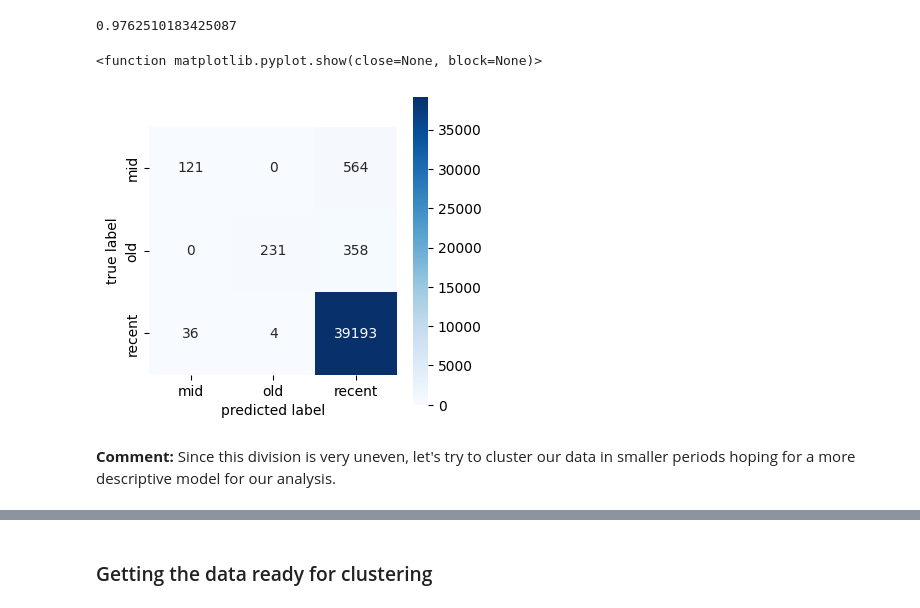
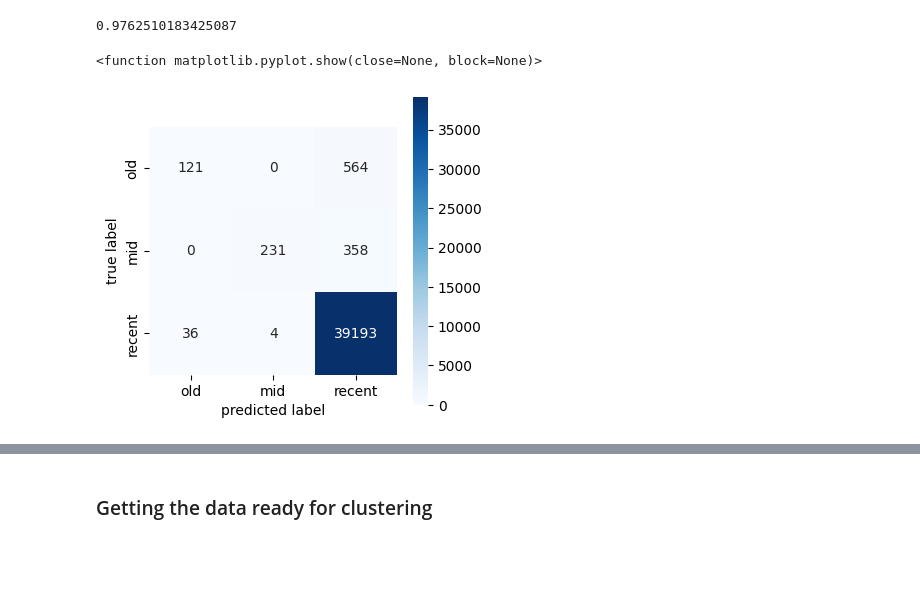
Before and after one commit to Data-Science-for-Linguists-2025/Linguistic-Markers-Catalan-Substitution, a Jupyter notebook: Analysis-2-TextLevel.ipynb, the cells around one changed output, grey strips where cells are left out. Saved outputs shown, nothing was run; the diff lists cells and outputs as text; code cells hidden in the pictures; blank space fills up the shorter version.

```diff
--- a/Analysis-2-TextLevel.ipynb
+++ b/Analysis-2-TextLevel.ipynb
@@ -103,7 +111,7 @@ python sent_tok.py
 """
 # %%
 # reading the pickled dataframe with the new column containing the sentence tokens
-senttok_df = pd.read_pickle("sent_tok.pkl")
+senttok_df = pd.read_pickle("data/sent_tok.pkl")
 # %%
 # looking at a couple examples
 sent_tokens_example = senttok_df[senttok_df["Year"] == 1860]["Sent_toks"].iloc[0]
@@ -340,15 +356,13 @@ accuracy_score(y_test, y_pred_prompt_nb)
 # %%
 import matplotlib.pyplot as plt
 mtrx_prompt_nb = confusion_matrix(y_test, y_pred_prompt_nb)
 # plotting confusion matrix
 plt.figure(figsize = (4, 4))
 sns.heatmap(mtrx_prompt_nb, square = True, annot = True, fmt = 'd', cmap = "Blues",
-            xticklabels= sorted(set(y_train)), yticklabels= sorted(set(y_pred_prompt_nb)))
+            xticklabels= ("old", "mid", "recent"), yticklabels= ("old", "mid", "recent"))
 plt.xlabel("predicted label")
 plt.ylabel("true label")
 plt.show
 # %% [output]
 <function matplotlib.pyplot.show(close=None, block=None)>
-[figure, old version]
+[figure, new version]
-# %% [markdown]
-**Comment:** Since this division is very uneven, let's try to cluster our data in smaller periods hoping for a more descriptive model for our analysis.
```
Also changed, not shown: parts of 38 cells of this notebook.
